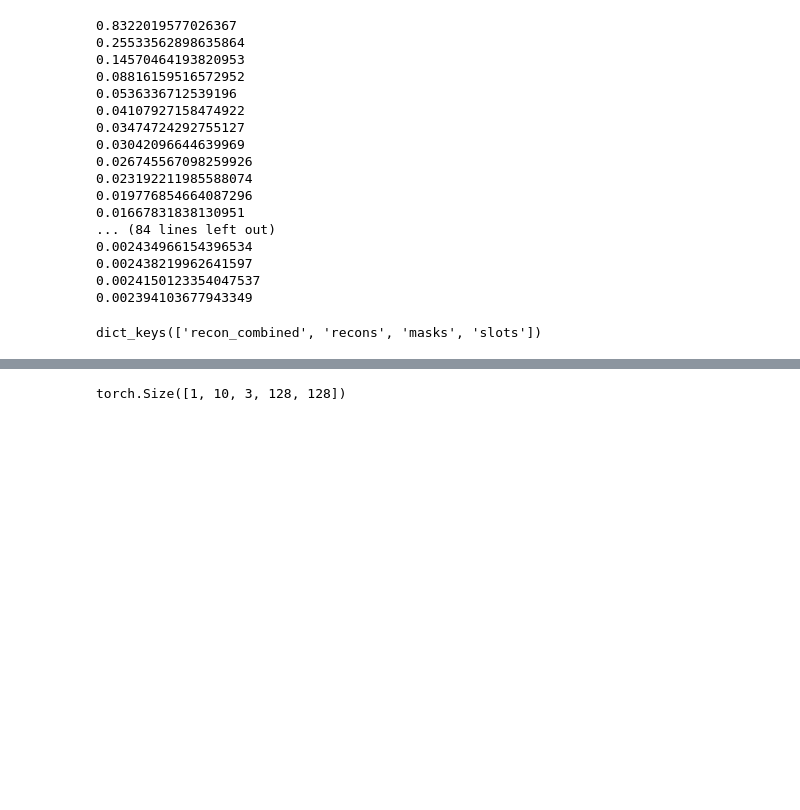
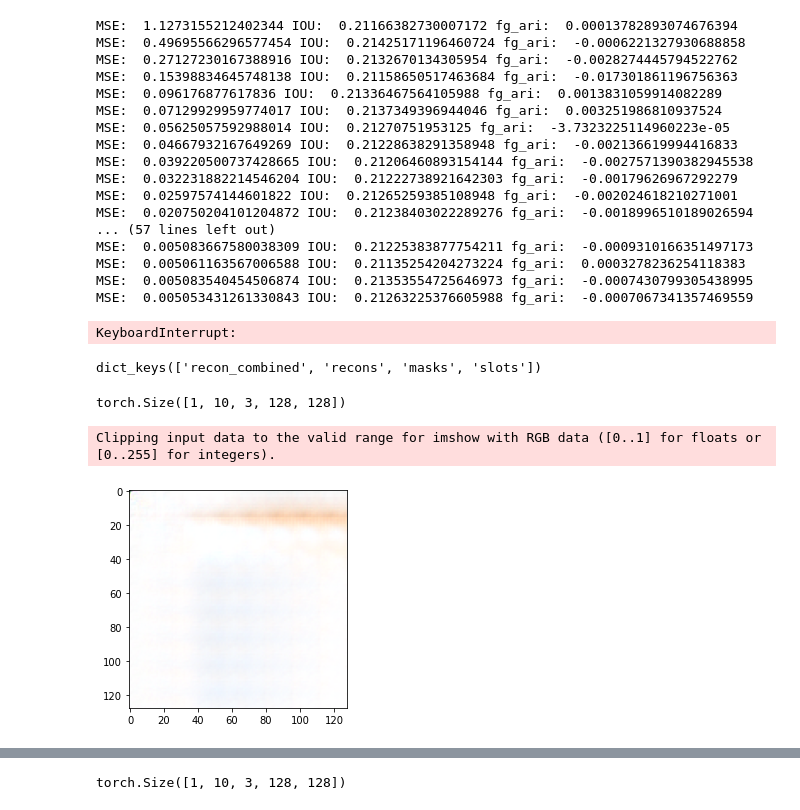
Before and after one commit to yifr/GestaltVision, a Jupyter notebook: explore.ipynb, the cells around one changed output, grey strips where cells are left out. Drawn from its saved outputs; the diff is of its cells as text; code cells hidden in the pictures; blank space fills up the shorter version.

```diff
--- a/explore.ipynb
+++ b/explore.ipynb
@@ -168,39 +41,61 @@ plt.show()
 # %%
 from torch.nn import functional as F
-model = SAVi.SlotAttentionVideo(num_slots=3).float().to(device)
-out = model(images, cues=masks[:, 0])
+import metrics
+
+model = SAVi.SlotAttentionVideo(num_slots=5).float().to(device)
 torch.autograd.set_detect_anomaly(True)
 optim = torch.optim.Adam(model.parameters(), lr=0.0002)
 
 losses = []
 for i in range(1000):
     optim.zero_grad()
-    out2 = model(images, cues=masks[:, 0])
-    recons_combined = out2['recon_combined']
+    out = model(images, cues=masks[:, :, 0])
+    recons_combined = out['recon_combined']
 
     loss = F.mse_loss(recons_combined, flows)
+    pred_masks = out["masks"].detach()
+    gt_masks = (
+        batch["masks"].detach().sum(dim=3, keepdim=True)
+    )  # Combine RGB channels into one
+    B, N, T, C, H, W = gt_masks.shape
+    gt_masks = gt_masks.reshape((B, N, T, H, W, C))
+    pred_masks = pred_masks.transpose(1, 2)
+
+    pred_groups = pred_masks.reshape(1, N, -1).permute(
+        0, 2, 1
+    )
+    true_groups = gt_masks.reshape(1, N, -1).permute(0, 2, 1)
+    fg_ari = metrics.adjusted_rand_index(true_groups, pred_groups)
+
+    gt_masks = gt_masks[:, 1:, ...].sum(
+        dim=1
+    )  # Combine individual mask slots and ignore backgrounds
+    pred_masks = pred_masks.sum(dim=1)
+    mean_IOU = metrics.mean_IOU(gt_masks, pred_masks)
+    torch.nn.utils.clip_grad_norm_(model.parameters(), 0.05)
     loss.backward()
     if i % 10 == 0:
-        print(loss.item())
+        print("MSE: ", loss.item(), "IOU: ", mean_IOU.item(), "fg_ari: ", fg_ari.item())
 
     losses.append(loss.item())
     optim.step()
 # %% [output]
-0.8322019577026367
-0.25533562898635864
-0.14570464193820953
-0.08816159516572952
-0.0536336712539196
-0.04107927158474922
-0.03474724292755127
-0.03042096644639969
-0.026745567098259926
-0.023192211985588074
-0.019776854664087296
-0.01667831838130951
-... (84 lines left out)
-0.002434966154396534
-0.002438219962641597
-0.0024150123354047537
-0.002394103677943349
+MSE:  1.1273155212402344 IOU:  0.21166382730007172 fg_ari:  0.00013782893074676394
+MSE:  0.49695566296577454 IOU:  0.21425171196460724 fg_ari:  -0.0006221327930688858
+MSE:  0.27127230167388916 IOU:  0.2132670134305954 fg_ari:  -0.0028274445794522762
+MSE:  0.15398834645748138 IOU:  0.21158650517463684 fg_ari:  -0.017301861196756363
+MSE:  0.096176877617836 IOU:  0.21336467564105988 fg_ari:  0.0013831059914082289
+MSE:  0.07129929959774017 IOU:  0.2137349396944046 fg_ari:  0.003251986810937524
+MSE:  0.05625057592988014 IOU:  0.21270751953125 fg_ari:  -3.7323225114960223e-05
+MSE:  0.04667932167649269 IOU:  0.21228638291358948 fg_ari:  -0.002136619994416833
+MSE:  0.039220500737428665 IOU:  0.21206460893154144 fg_ari:  -0.0027571390382945538
+MSE:  0.032231882214546204 IOU:  0.21222738921642303 fg_ari:  -0.00179626967292279
+MSE:  0.02597574144601822 IOU:  0.21265259385108948 fg_ari:  -0.002024618210271001
+MSE:  0.020750204101204872 IOU:  0.21238403022289276 fg_ari:  -0.0018996510189026594
+... (57 lines left out)
+MSE:  0.005083667580038309 IOU:  0.21225383877754211 fg_ari:  -0.0009310166351497173
+MSE:  0.005061163567006588 IOU:  0.21135254204273224 fg_ari:  0.0003278236254118383
+MSE:  0.005083540454506874 IOU:  0.21353554725646973 fg_ari:  -0.0007430799305438995
+MSE:  0.005053431261330843 IOU:  0.21263225376605988 fg_ari:  -0.0007067341357469559
+KeyboardInterrupt:
 # %%
@@ -208,5 +103,15 @@ out2.keys()
 # %% [output]
 dict_keys(['recon_combined', 'recons', 'masks', 'slots'])
+# %%
+out['recon_combined'].shape
+# %% [output]
+torch.Size([1, 10, 3, 128, 128])
+# %%
+plt.imshow(out["recon_combined"][0,0].detach().cpu().numpy().transpose(1, 2, 0))
+plt.show()
+# %% [output]
+Clipping input data to the valid range for imshow with RGB data ([0..1] for floats or [0..255] for integers).
+[figure, added]
 # %%
 recons = (recons_combined - recons_combined.min()) / recons_combined.max()
 # %%
```
Also changed, not shown: parts of 18 cells of this notebook, 9 other files.
